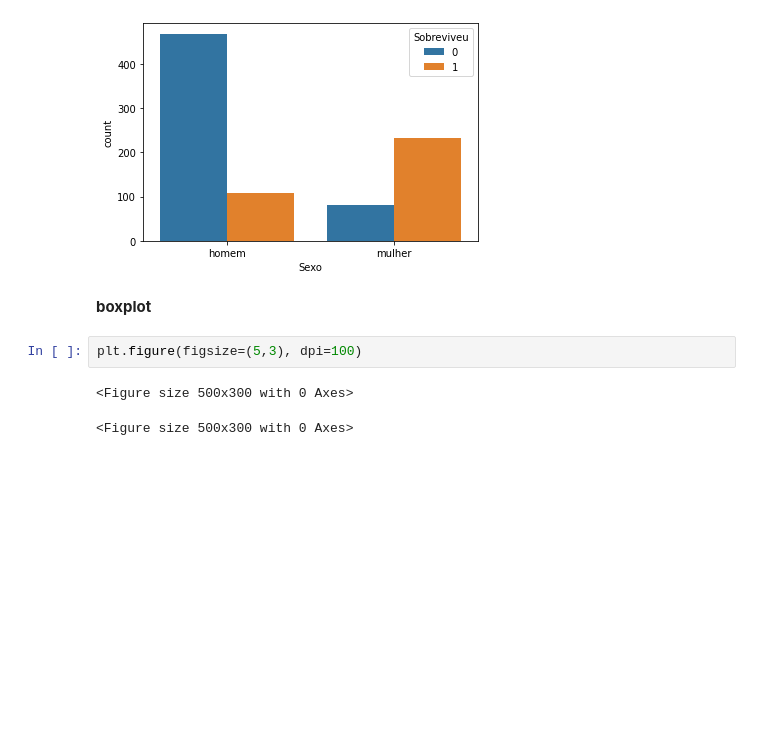
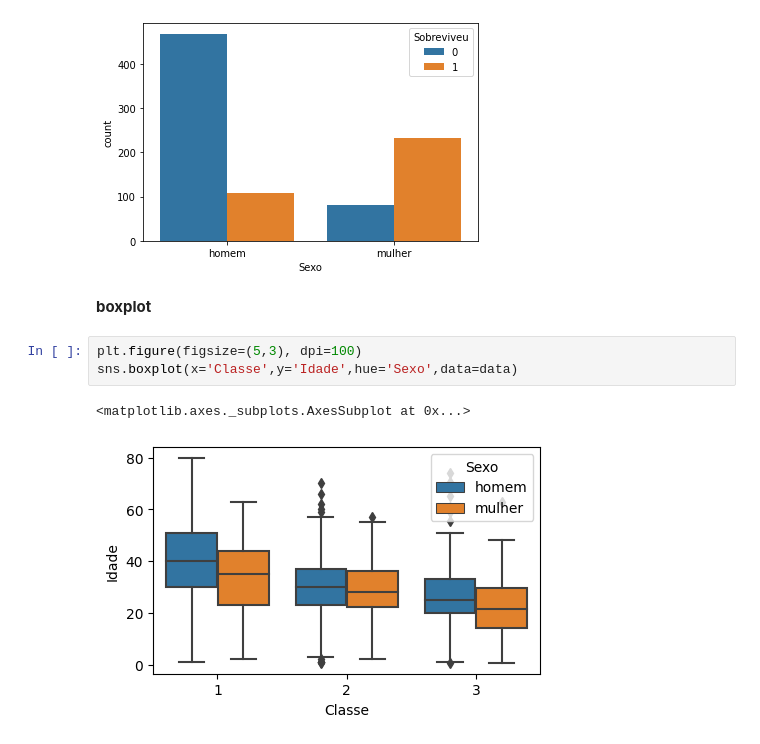
Before and after one commit to LucasRocha2308/Curso-Data-Science-e-Machine-Learning-com-Estatistica-e-Python, a Jupyter notebook: Visualizacao_de_dados.ipynb, the cells around one changed output. Cells and saved outputs as stored; diff of their text form; blank space fills up the shorter version.

```diff
--- a/Visualizacao_de_dados.ipynb
+++ b/Visualizacao_de_dados.ipynb
@@ -187,6 +187,7 @@ sns.countplot('Sexo', hue='Sobreviveu',data=data)
 **boxplot**
 # %%
 plt.figure(figsize=(5,3), dpi=100)
+sns.boxplot(x='Classe',y='Idade',hue='Sexo',data=data)
 # %% [output]
-<Figure size 500x300 with 0 Axes>
+<matplotlib.axes._subplots.AxesSubplot at 0x...>
-<Figure size 500x300 with 0 Axes>
+[figure, added]
```
Also changed, not shown: parts of 6 cells of this notebook.
